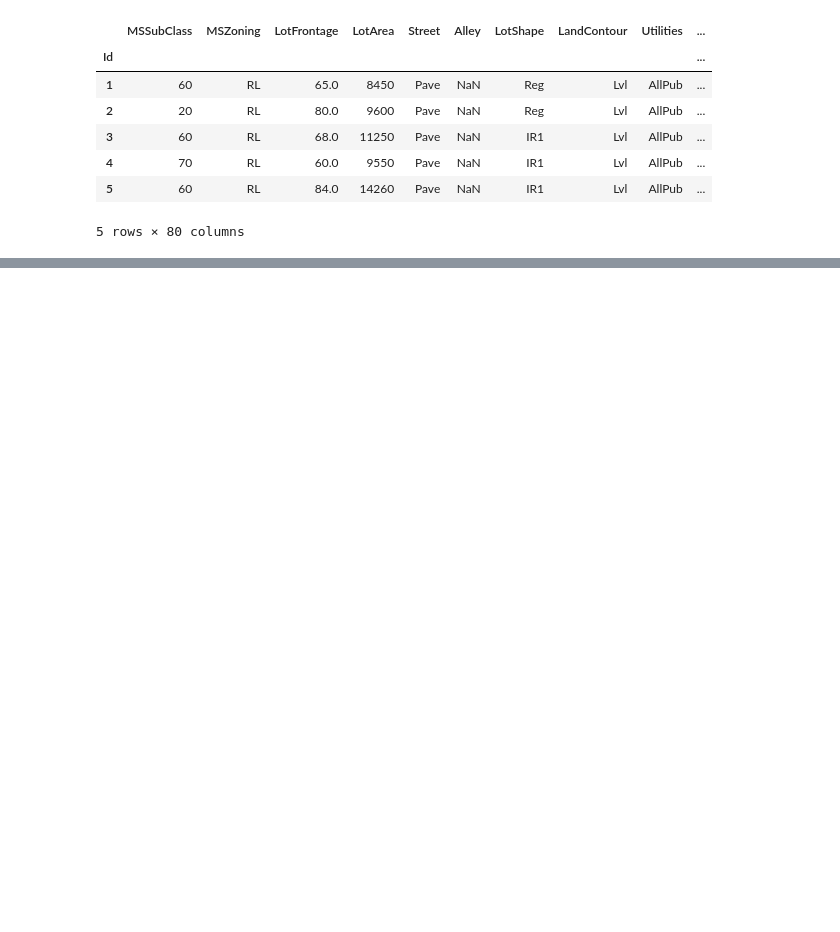
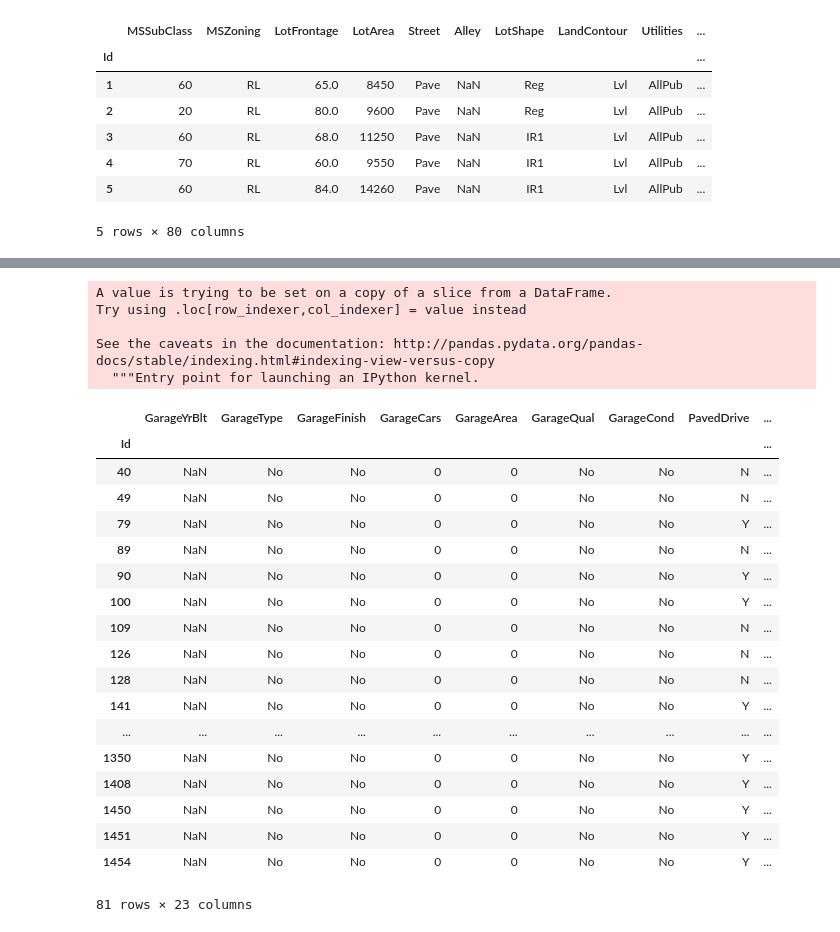
Before and after one commit to wonchankim97/House-Price-Prediction, a Jupyter notebook: preprocessing-WONCHAN.ipynb, the cells around one changed output, grey strips where cells are left out. Saved outputs shown, nothing was run; the diff lists cells and outputs as text; code cells hidden in the pictures; blank space fills up the shorter version.

```diff
--- a/preprocessing-WONCHAN.ipynb
+++ b/preprocessing-WONCHAN.ipynb
@@ -105,0 +60,3 @@ df1.describe()
+# %%
+df_w = train[df1.columns[57:]]
+df_w.head()
@@ -105,0 +249,30 @@ df1.describe()
+# %%
+df_w[df_w.GarageYrBlt.isnull() == 1]['GarageYrBlt'] = df_yrblt.loc[:,'YearBuilt'] + 5
+# %% [output]
+A value is trying to be set on a copy of a slice from a DataFrame.
+Try using .loc[row_indexer,col_indexer] = value instead
+
+See the caveats in the documentation: http://pandas.pydata.org/pandas-docs/stable/indexing.html#indexing-view-versus-copy
+  """Entry point for launching an IPython kernel.
+# %%
+df_w[df_w.GarageYrBlt.isnull() == 1]
+# %% [output]
+|  | GarageYrBlt | GarageType | GarageFinish | GarageCars | GarageArea | GarageQual | GarageCond | PavedDrive | ... |
+| Id |  |  |  |  |  |  |  |  | ... |
+| 40 | NaN | No | No | 0 | 0 | No | No | N | ... |
+| 49 | NaN | No | No | 0 | 0 | No | No | N | ... |
+| 79 | NaN | No | No | 0 | 0 | No | No | Y | ... |
+| 89 | NaN | No | No | 0 | 0 | No | No | N | ... |
+| 90 | NaN | No | No | 0 | 0 | No | No | Y | ... |
+| 100 | NaN | No | No | 0 | 0 | No | No | Y | ... |
+| 109 | NaN | No | No | 0 | 0 | No | No | N | ... |
+| 126 | NaN | No | No | 0 | 0 | No | No | N | ... |
+| 128 | NaN | No | No | 0 | 0 | No | No | N | ... |
+| 141 | NaN | No | No | 0 | 0 | No | No | Y | ... |
+| ... | ... | ... | ... | ... | ... | ... | ... | ... | ... |
+| 1350 | NaN | No | No | 0 | 0 | No | No | Y | ... |
+| 1408 | NaN | No | No | 0 | 0 | No | No | Y | ... |
+| 1450 | NaN | No | No | 0 | 0 | No | No | Y | ... |
+| 1451 | NaN | No | No | 0 | 0 | No | No | Y | ... |
+| 1454 | NaN | No | No | 0 | 0 | No | No | Y | ... |
+81 rows × 23 columns
```
Also changed, not shown: parts of 26 cells of this notebook.
